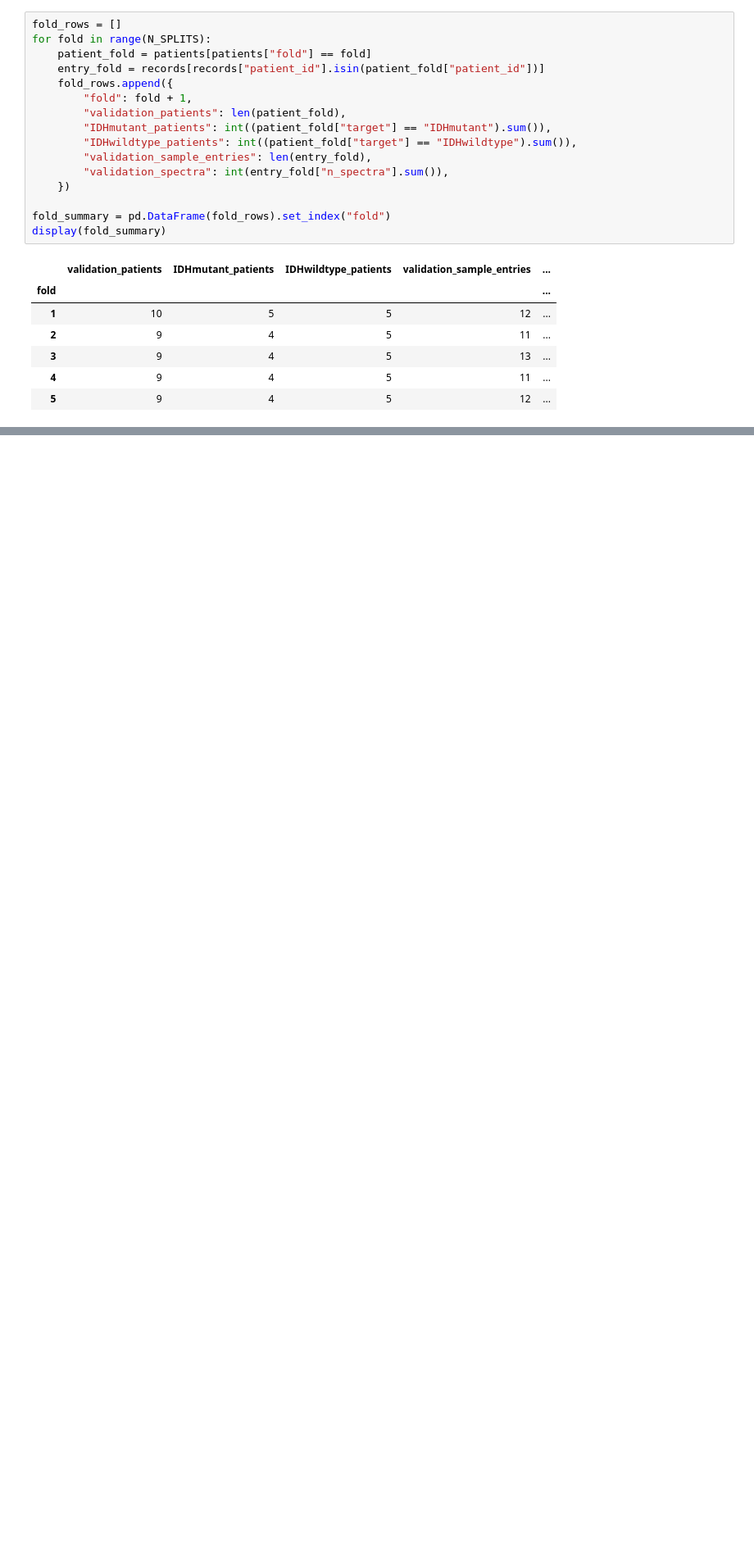
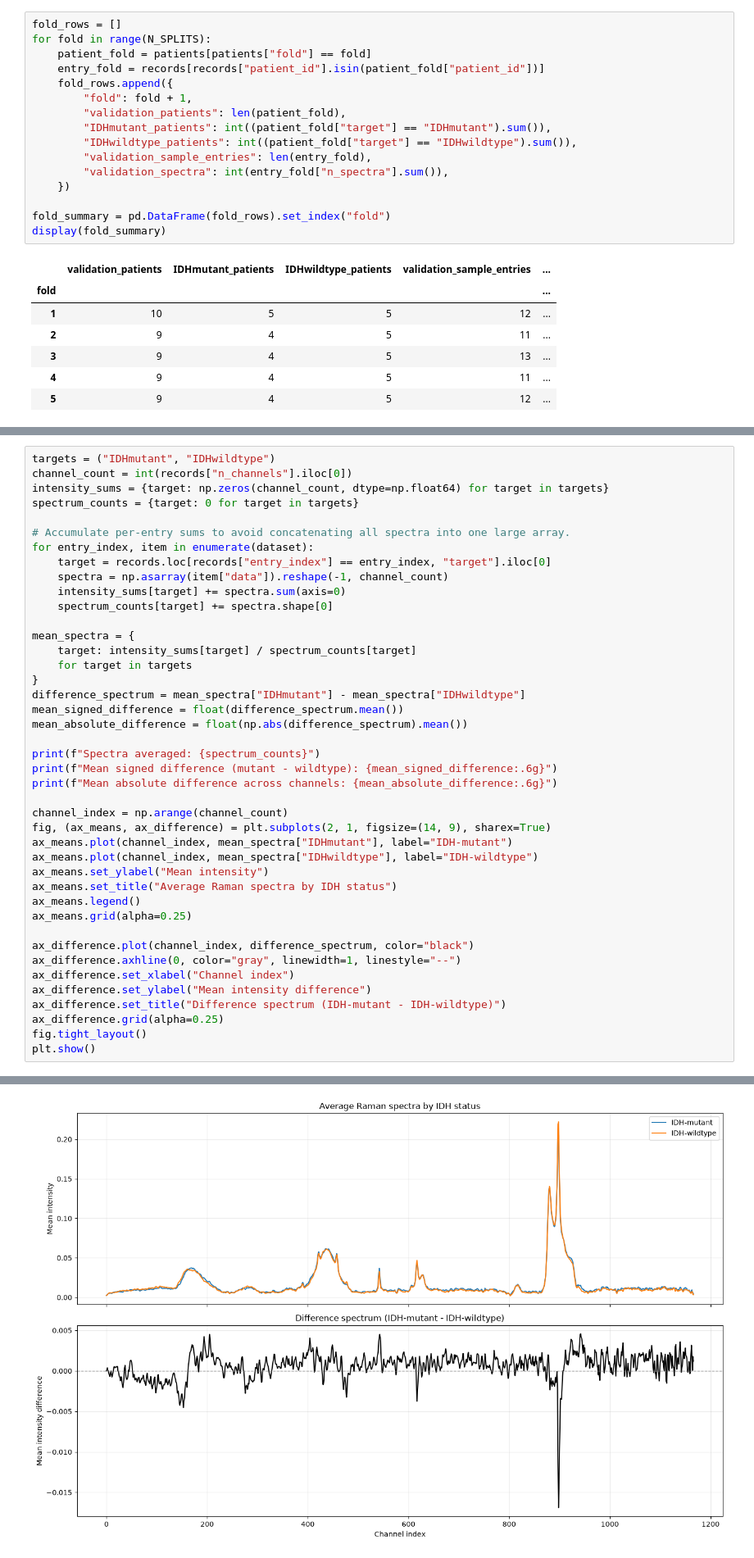
Before and after one commit to belindbl/glioma-raman-gp-classification, a Jupyter notebook: notebooks/01_data_exploration.ipynb, the cells around one changed output, grey strips where cells are left out. Shown at 82% size. Drawn from its saved outputs; the diff is of its cells as text; blank space fills up the shorter version.

```diff
--- a/notebooks/01_data_exploration.ipynb
+++ b/notebooks/01_data_exploration.ipynb
@@ -178,0 +183,43 @@ display(fold_summary)
+# %%
+targets = ("IDHmutant", "IDHwildtype")
+channel_count = int(records["n_channels"].iloc[0])
+intensity_sums = {target: np.zeros(channel_count, dtype=np.float64) for target in targets}
+spectrum_counts = {target: 0 for target in targets}
+
+# Accumulate per-entry sums to avoid concatenating all spectra into one large array.
+for entry_index, item in enumerate(dataset):
+    target = records.loc[records["entry_index"] == entry_index, "target"].iloc[0]
+    spectra = np.asarray(item["data"]).reshape(-1, channel_count)
+    intensity_sums[target] += spectra.sum(axis=0)
+    spectrum_counts[target] += spectra.shape[0]
+
+mean_spectra = {
+    target: intensity_sums[target] / spectrum_counts[target]
+    for target in targets
+}
+difference_spectrum = mean_spectra["IDHmutant"] - mean_spectra["IDHwildtype"]
+mean_signed_difference = float(difference_spectrum.mean())
+mean_absolute_difference = float(np.abs(difference_spectrum).mean())
+
+print(f"Spectra averaged: {spectrum_counts}")
+print(f"Mean signed difference (mutant - wildtype): {mean_signed_difference:.6g}")
+print(f"Mean absolute difference across channels: {mean_absolute_difference:.6g}")
+
+channel_index = np.arange(channel_count)
+fig, (ax_means, ax_difference) = plt.subplots(2, 1, figsize=(14, 9), sharex=True)
+ax_means.plot(channel_index, mean_spectra["IDHmutant"], label="IDH-mutant")
+ax_means.plot(channel_index, mean_spectra["IDHwildtype"], label="IDH-wildtype")
+ax_means.set_ylabel("Mean intensity")
+ax_means.set_title("Average Raman spectra by IDH status")
+ax_means.legend()
+ax_means.grid(alpha=0.25)
+
+ax_difference.plot(channel_index, difference_spectrum, color="black")
+ax_difference.axhline(0, color="gray", linewidth=1, linestyle="--")
+ax_difference.set_xlabel("Channel index")
+ax_difference.set_ylabel("Mean intensity difference")
+ax_difference.set_title("Difference spectrum (IDH-mutant - IDH-wildtype)")
+ax_difference.grid(alpha=0.25)
+fig.tight_layout()
+plt.show()
+# %% [output]
@@ -178,0 +229 @@ display(fold_summary)
+[figure, added]
```
Also changed, not shown: parts of 7 cells of this notebook.
